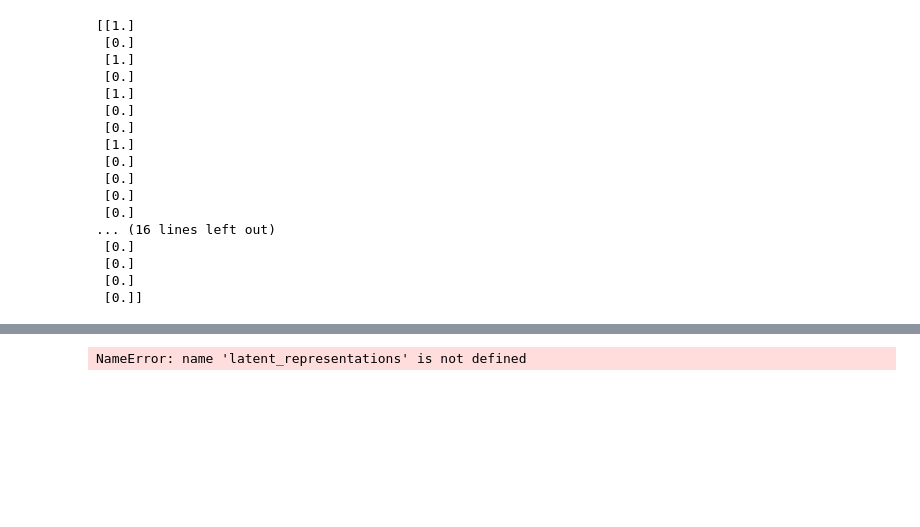
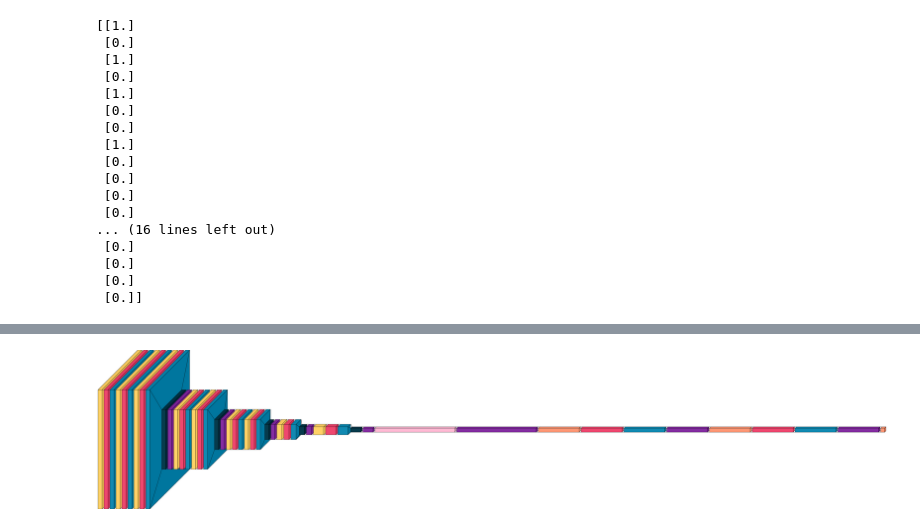
Before and after one commit to Julio-MS/pmm-falp, a Jupyter notebook: Classification/model_1.0.0.35_evaluation.ipynb, the cells around one changed output, grey strips where cells are left out. Drawn from its saved outputs; the diff is of its cells as text; code cells hidden in the pictures; blank space fills up the shorter version.

Commit message:
VisualKeras -Visualización de la arquitectura de la red

```diff
--- a/Classification/model_1.0.0.35_evaluation.ipynb
+++ b/Classification/model_1.0.0.35_evaluation.ipynb
@@ -7,5 +7,5 @@ from tensorflow.keras.models import load_model
 import numpy as np
 # %%
 # Cargar el modelo guardado
-model = load_model('weights/model_1.0.0.35_complete.keras')
+model = load_model('weights/model_1.0.0.35_complete.keras',  compile=False)
 test_dir = '/Users/julio/Documentos-Local/data/VinDr-Mammo/subsets/ss1/test'
@@ -242,7 +211,8 @@ ValueError: The layer sequential has never been called and thus has no defined i
-# %%
-from sklearn.decomposition import PCA
-# Aplicar PCA
-pca = PCA(n_components=2)  # O el número de componentes que desees
-pca_result = pca.fit_transform(latent_representations)
-# %% [output]
-NameError: name 'latent_representations' is not defined
+# %%
+import visualkeras
+
+visualkeras.layered_view(model) # display using your system viewer
+#visualkeras.layered_view(model, to_file='output.png') # write to disk
+#visualkeras.layered_view(model, to_file='output.png').show() # write and show
+# %% [output]
+[figure, added]
```
Also changed, not shown: parts of 5 cells of this notebook.
